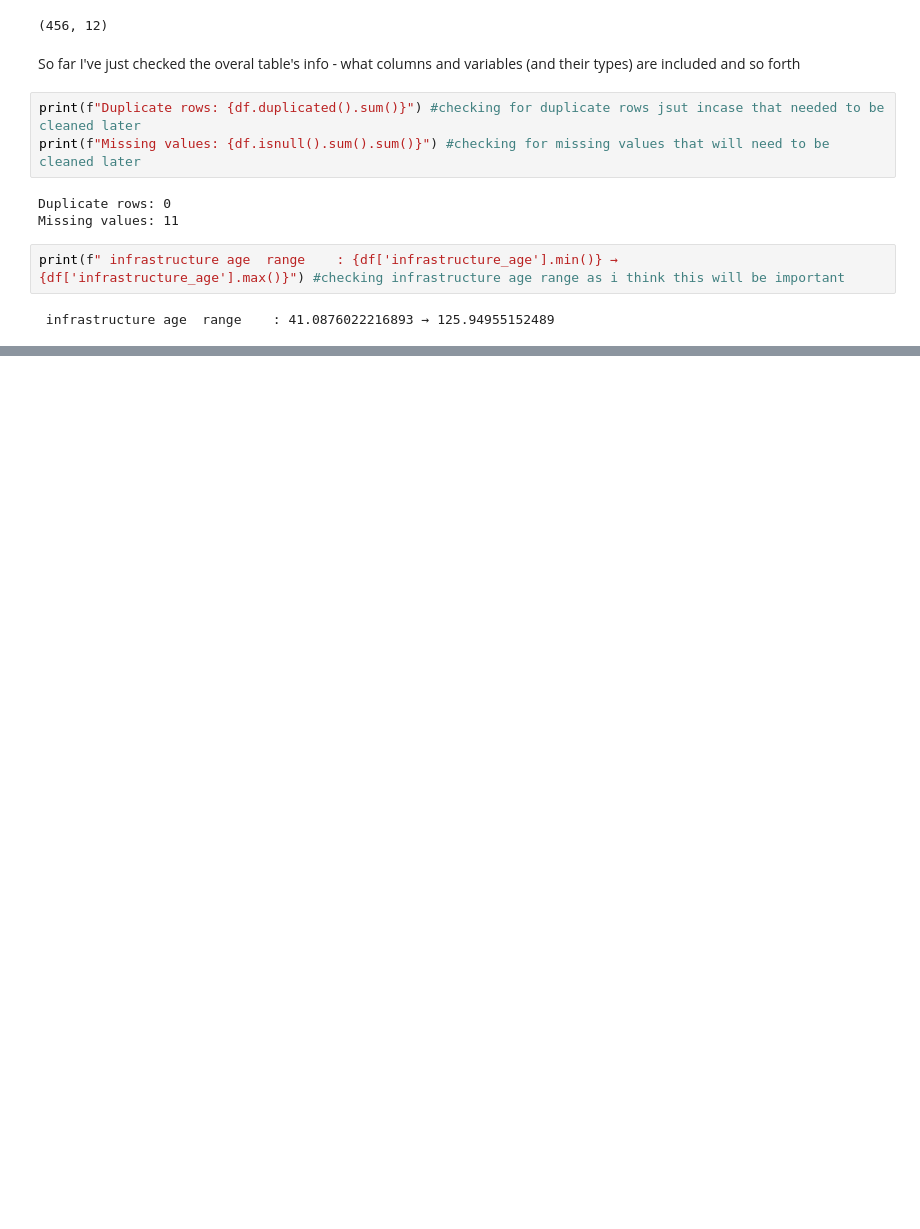
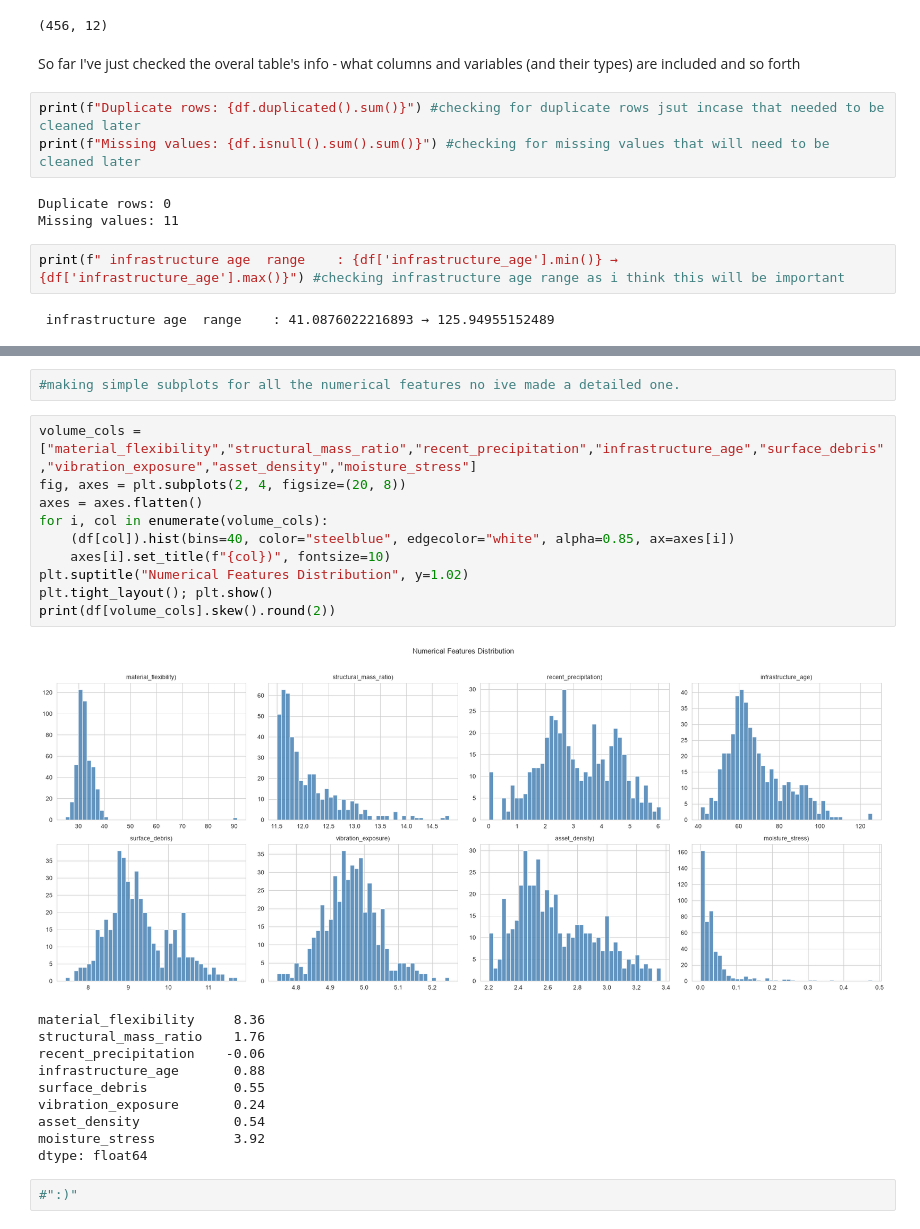
Before and after one commit to Mouldiez/Y3-Intro-to-ML-Assignment, a Jupyter notebook: EDA.ipynb, the cells around one changed output, grey strips where cells are left out. Drawn from its saved outputs; the diff is of its cells as text; blank space fills up the shorter version.

```diff
--- a/EDA.ipynb
+++ b/EDA.ipynb
@@ -89,0 +151,25 @@ print(f" infrastructure age  range    : {df['infrastructure_age'].min()} → {df
+# %%
+#making simple subplots for all the numerical features no ive made a detailed one.
+# %%
+volume_cols = ["material_flexibility","structural_mass_ratio","recent_precipitation","infrastructure_age","surface_debris","vibration_exposure","asset_density","moisture_stress"]
+fig, axes = plt.subplots(2, 4, figsize=(20, 8))
+axes = axes.flatten()
+for i, col in enumerate(volume_cols):
+    (df[col]).hist(bins=40, color="steelblue", edgecolor="white", alpha=0.85, ax=axes[i])
+    axes[i].set_title(f"{col})", fontsize=10)
+plt.suptitle("Numerical Features Distribution", y=1.02)
+plt.tight_layout(); plt.show()
+print(df[volume_cols].skew().round(2))
+# %% [output]
+[figure, added]
+material_flexibility     8.36
+structural_mass_ratio    1.76
+recent_precipitation    -0.06
+infrastructure_age       0.88
+surface_debris           0.55
+vibration_exposure       0.24
+asset_density            0.54
+moisture_stress          3.92
+dtype: float64
+# %%
+#":)"
```
Also changed, not shown: parts of 13 cells of this notebook.
